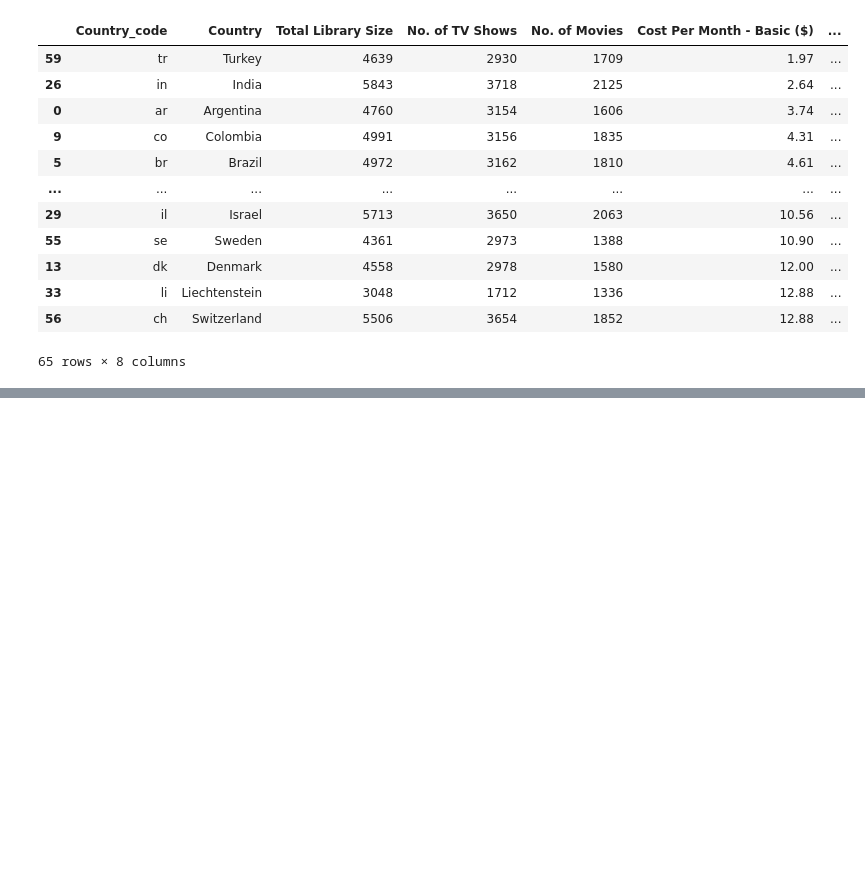
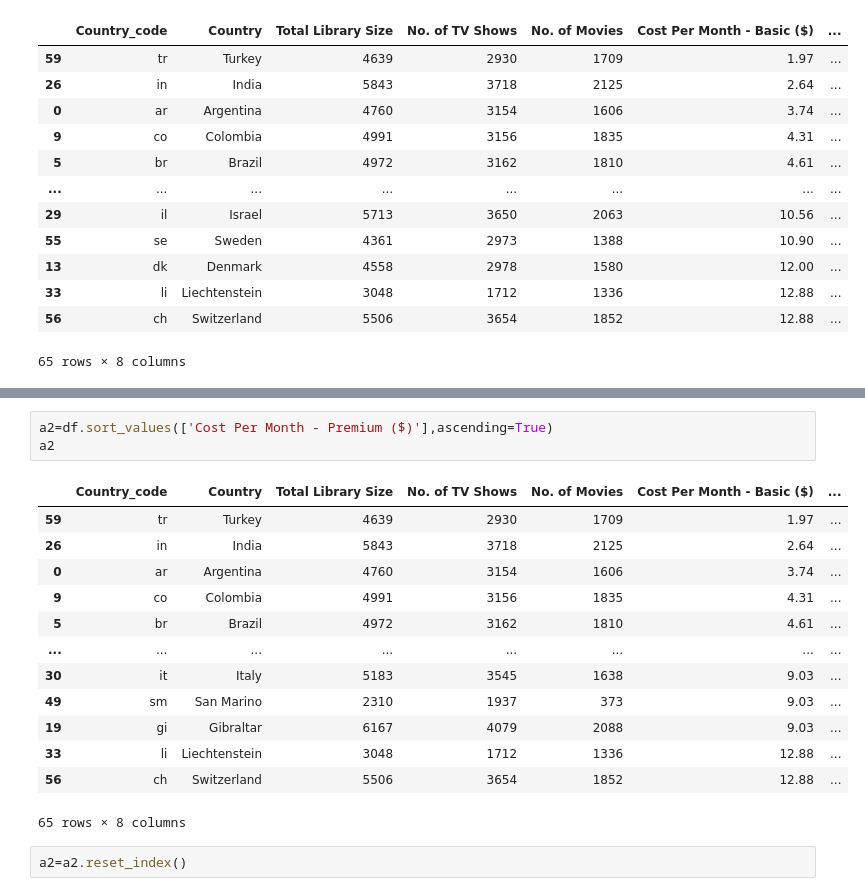
Before and after one commit to Manikandan-professional/Netflix-Subscriptions, a Jupyter notebook: Netflix_subscription_fee.ipynb, the cells around one changed output, grey strips where cells are left out. Drawn from its saved outputs; the diff is of its cells as text; blank space fills up the shorter version.

```diff
--- a/Netflix_subscription_fee.ipynb
+++ b/Netflix_subscription_fee.ipynb
@@ -104,0 +217,19 @@ for i in range(0,10,1):
+# %%
+a2=df.sort_values(['Cost Per Month - Premium ($)'],ascending=True)
+a2
+# %% [output]
+|  | Country_code | Country | Total Library Size | No. of TV Shows | No. of Movies | Cost Per Month - Basic ($) | ... |
+| 59 | tr | Turkey | 4639 | 2930 | 1709 | 1.97 | ... |
+| 26 | in | India | 5843 | 3718 | 2125 | 2.64 | ... |
+| 0 | ar | Argentina | 4760 | 3154 | 1606 | 3.74 | ... |
+| 9 | co | Colombia | 4991 | 3156 | 1835 | 4.31 | ... |
+| 5 | br | Brazil | 4972 | 3162 | 1810 | 4.61 | ... |
+| ... | ... | ... | ... | ... | ... | ... | ... |
+| 30 | it | Italy | 5183 | 3545 | 1638 | 9.03 | ... |
+| 49 | sm | San Marino | 2310 | 1937 | 373 | 9.03 | ... |
+| 19 | gi | Gibraltar | 6167 | 4079 | 2088 | 9.03 | ... |
+| 33 | li | Liechtenstein | 3048 | 1712 | 1336 | 12.88 | ... |
+| 56 | ch | Switzerland | 5506 | 3654 | 1852 | 12.88 | ... |
+65 rows × 8 columns
+# %%
+a2=a2.reset_index()
```
Also changed, not shown: parts of 20 cells of this notebook.
